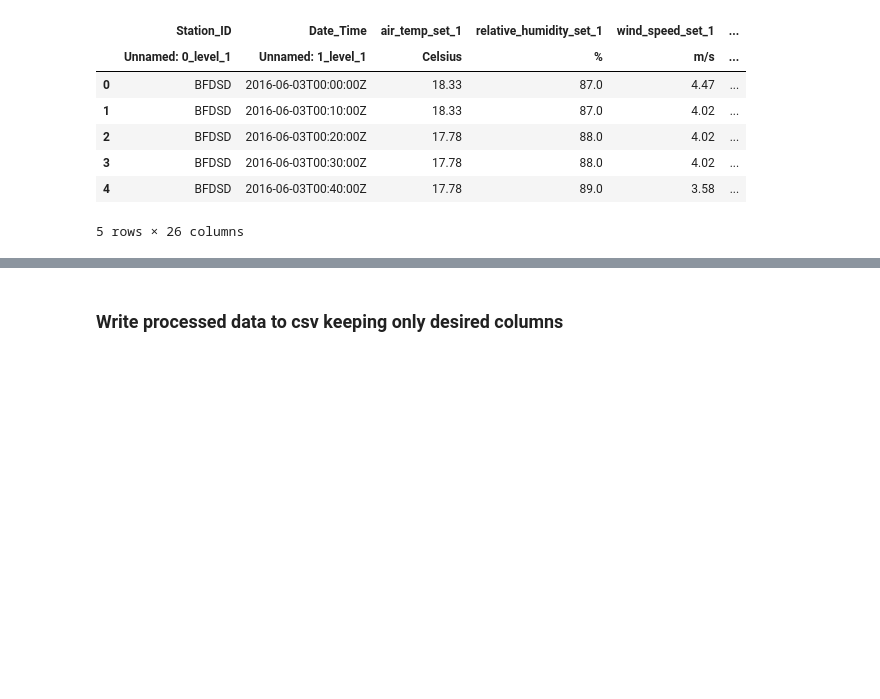
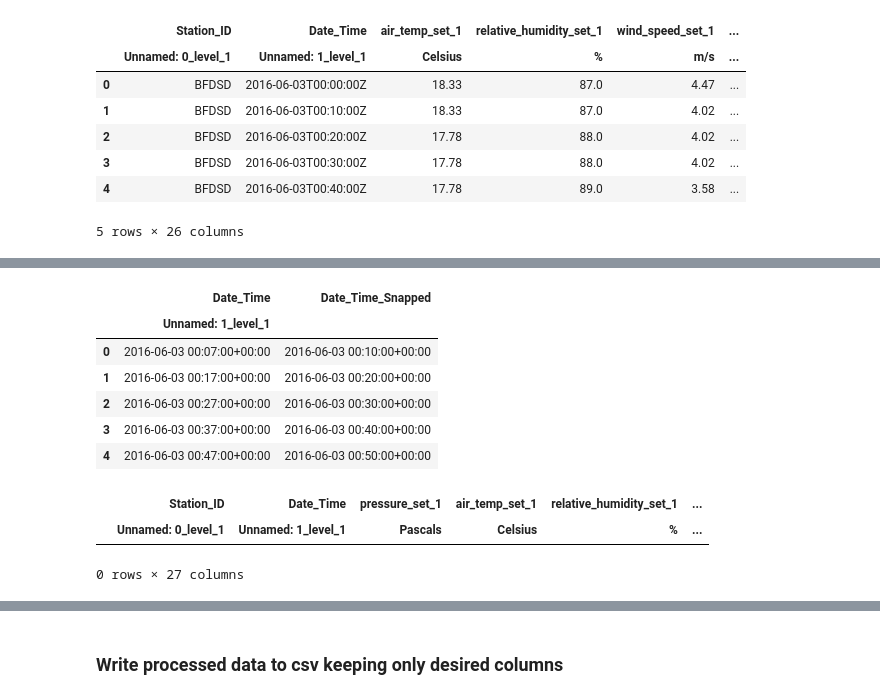
Before and after one commit to shaneluna/smokeynet-engineering, a Jupyter notebook: notebooks/weather/2_weather_process_get_weather_data.ipynb, the cells around one changed output, grey strips where cells are left out. Drawn from its saved outputs; the diff is of its cells as text; code cells hidden in the pictures; blank space fills up the shorter version.

```diff
--- a/notebooks/weather/2_weather_process_get_weather_data.ipynb
+++ b/notebooks/weather/2_weather_process_get_weather_data.ipynb
@@ -329,0 +631,13 @@ weather_sdge_df.head()
+# %%
+weather_hpwren_df["Date_Time_Snapped"] = weather_hpwren_df["Date_Time"][
+    "Unnamed: 1_level_1"
+].dt.ceil(freq="10T")
+weather_hpwren_df[["Date_Time", "Date_Time_Snapped"]].head()
+# %% [output]
+|  | Date_Time | Date_Time_Snapped |
+|  | Unnamed: 1_level_1 |  |
+| 0 | 2016-06-03 00:07:00+00:00 | 2016-06-03 00:10:00+00:00 |
+| 1 | 2016-06-03 00:17:00+00:00 | 2016-06-03 00:20:00+00:00 |
+| 2 | 2016-06-03 00:27:00+00:00 | 2016-06-03 00:30:00+00:00 |
+| 3 | 2016-06-03 00:37:00+00:00 | 2016-06-03 00:40:00+00:00 |
+| 4 | 2016-06-03 00:47:00+00:00 | 2016-06-03 00:50:00+00:00 |
@@ -329,0 +647,8 @@ weather_sdge_df.head()
+# %%
+weather_hpwren_df[
+    (weather_hpwren_df["Date_Time"]["Unnamed: 1_level_1"].dt.minute % 10) != 0
+].head(10)
+# %% [output]
+|  | Station_ID | Date_Time | pressure_set_1 | air_temp_set_1 | relative_humidity_set_1 | ... |
+|  | Unnamed: 0_level_1 | Unnamed: 1_level_1 | Pascals | Celsius | % | ... |
+0 rows × 27 columns
```
Also changed, not shown: parts of 35 cells of this notebook.
